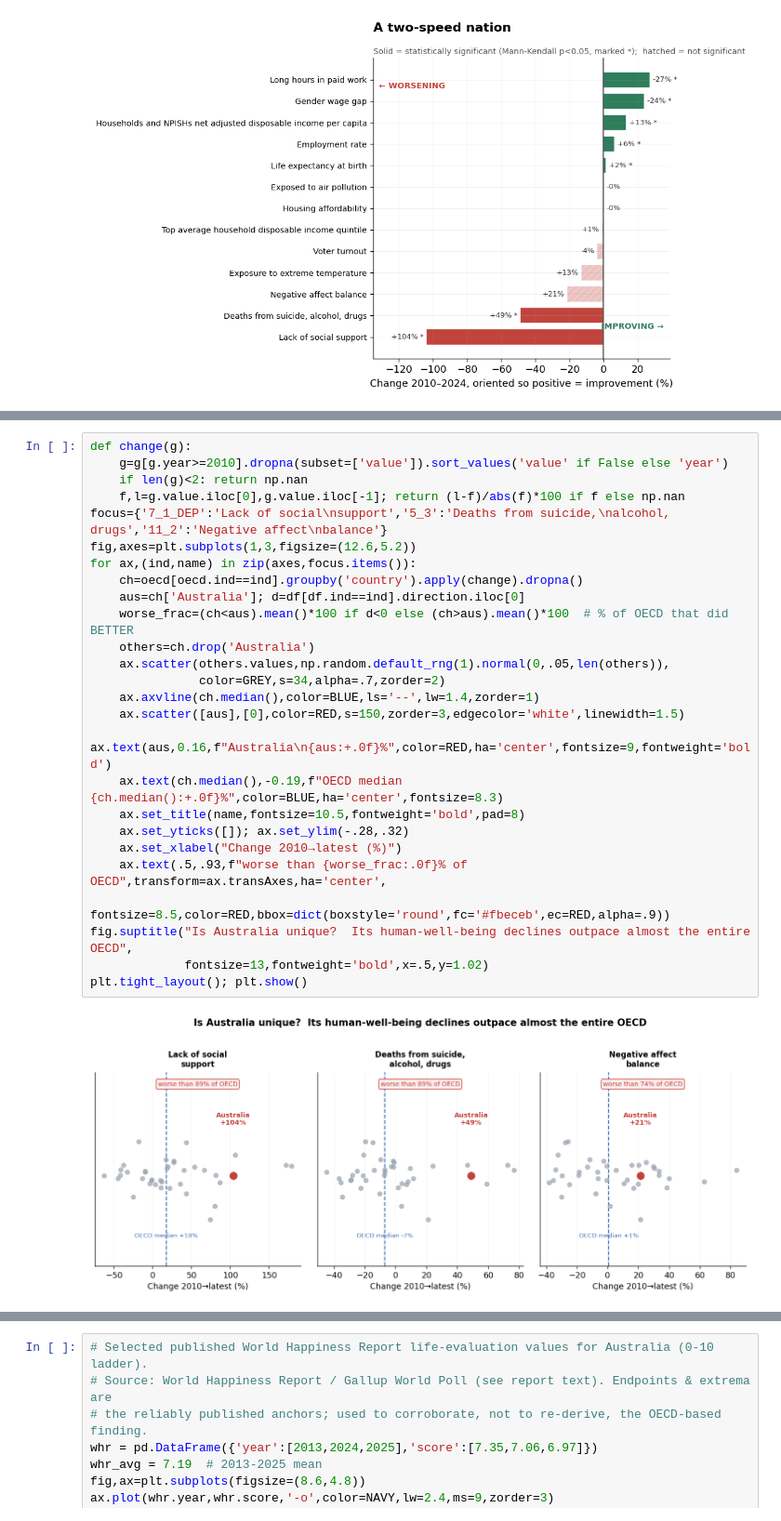
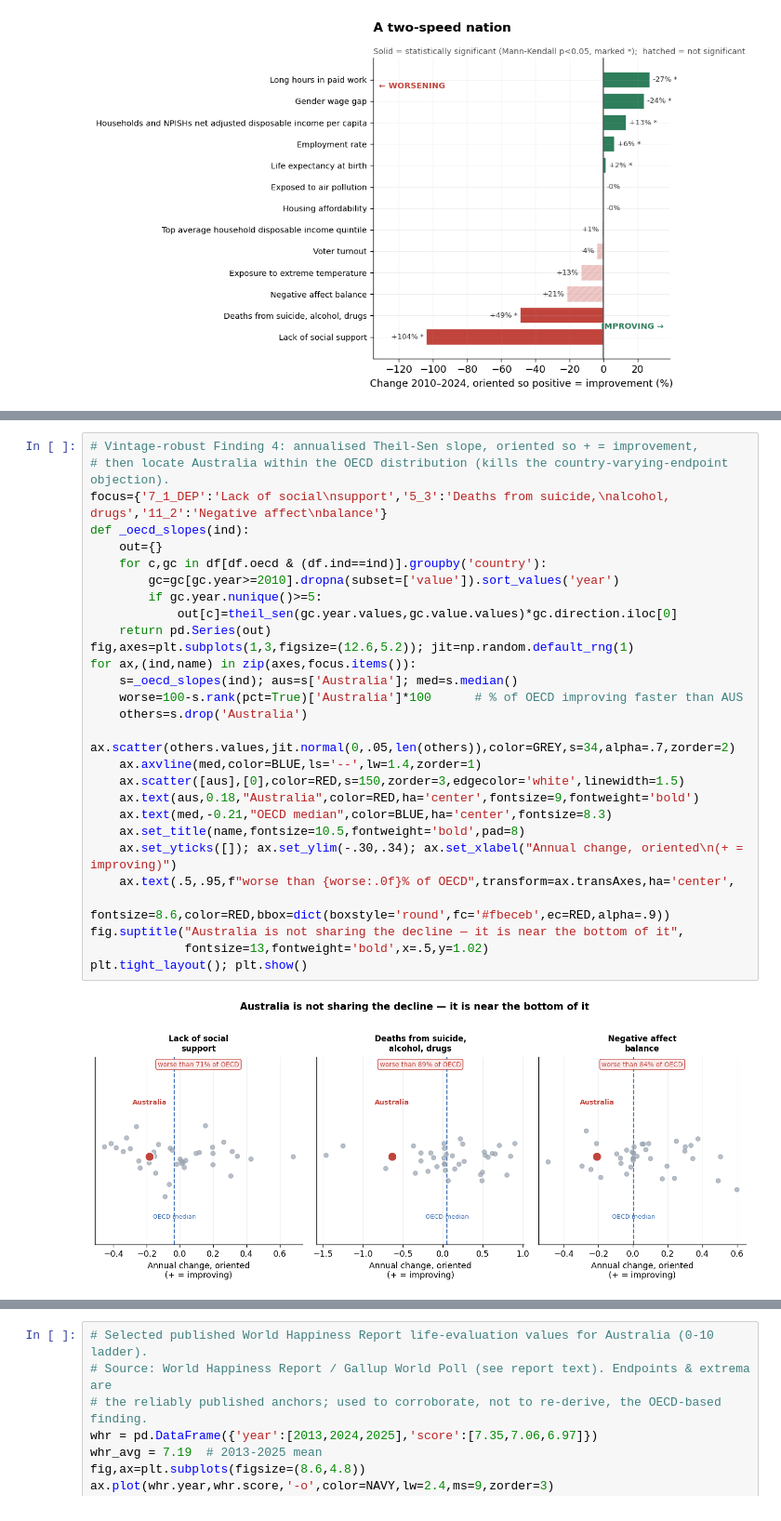
Before and after one commit to athxrva21/winter-data-analysis-challenge, a Jupyter notebook: Is_Australia_Doing_Well.ipynb, the cells around one changed output, grey strips where cells are left out. Shown at 93% size. Cells and saved outputs as stored; diff of their text form.

```diff
--- a/Is_Australia_Doing_Well.ipynb
+++ b/Is_Australia_Doing_Well.ipynb
@@ -232,28 +290,30 @@ The rebuttal fails. Australia's **lack of social support rose faster than ~89% o
 # %%
-def change(g):
-    g=g[g.year>=2010].dropna(subset=['value']).sort_values('value' if False else 'year')
-    if len(g)<2: return np.nan
-    f,l=g.value.iloc[0],g.value.iloc[-1]; return (l-f)/abs(f)*100 if f else np.nan
+# Vintage-robust Finding 4: annualised Theil-Sen slope, oriented so + = improvement,
+# then locate Australia within the OECD distribution (kills the country-varying-endpoint objection).
 focus={'7_1_DEP':'Lack of social\nsupport','5_3':'Deaths from suicide,\nalcohol, drugs','11_2':'Negative affect\nbalance'}
-fig,axes=plt.subplots(1,3,figsize=(12.6,5.2))
+def _oecd_slopes(ind):
+    out={}
+    for c,gc in df[df.oecd & (df.ind==ind)].groupby('country'):
+        gc=gc[gc.year>=2010].dropna(subset=['value']).sort_values('year')
+        if gc.year.nunique()>=5:
+            out[c]=theil_sen(gc.year.values,gc.value.values)*gc.direction.iloc[0]
+    return pd.Series(out)
+fig,axes=plt.subplots(1,3,figsize=(12.6,5.2)); jit=np.random.default_rng(1)
 for ax,(ind,name) in zip(axes,focus.items()):
-    ch=oecd[oecd.ind==ind].groupby('country').apply(change).dropna()
-    aus=ch['Australia']; d=df[df.ind==ind].direction.iloc[0]
-    worse_frac=(ch<aus).mean()*100 if d<0 else (ch>aus).mean()*100  # % of OECD that did BETTER
-    others=ch.drop('Australia')
-    ax.scatter(others.values,np.random.default_rng(1).normal(0,.05,len(others)),
-               color=GREY,s=34,alpha=.7,zorder=2)
-    ax.axvline(ch.median(),color=BLUE,ls='--',lw=1.4,zorder=1)
+    s=_oecd_slopes(ind); aus=s['Australia']; med=s.median()
+    worse=100-s.rank(pct=True)['Australia']*100      # % of OECD improving faster than AUS
+    others=s.drop('Australia')
+    ax.scatter(others.values,jit.normal(0,.05,len(others)),color=GREY,s=34,alpha=.7,zorder=2)
+    ax.axvline(med,color=BLUE,ls='--',lw=1.4,zorder=1)
     ax.scatter([aus],[0],color=RED,s=150,zorder=3,edgecolor='white',linewidth=1.5)
-    ax.text(aus,0.16,f"Australia\n{aus:+.0f}%",color=RED,ha='center',fontsize=9,fontweight='bold')
-    ax.text(ch.median(),-0.19,f"OECD median {ch.median():+.0f}%",color=BLUE,ha='center',fontsize=8.3)
+    ax.text(aus,0.18,"Australia",color=RED,ha='center',fontsize=9,fontweight='bold')
+    ax.text(med,-0.21,"OECD median",color=BLUE,ha='center',fontsize=8.3)
     ax.set_title(name,fontsize=10.5,fontweight='bold',pad=8)
-    ax.set_yticks([]); ax.set_ylim(-.28,.32)
-    ax.set_xlabel("Change 2010→latest (%)")
-    ax.text(.5,.93,f"worse than {worse_frac:.0f}% of OECD",transform=ax.transAxes,ha='center',
-            fontsize=8.5,color=RED,bbox=dict(boxstyle='round',fc='#fbeceb',ec=RED,alpha=.9))
-fig.suptitle("Is Australia unique?  Its human-well-being declines outpace almost the entire OECD",
+    ax.set_yticks([]); ax.set_ylim(-.30,.34); ax.set_xlabel("Annual change, oriented\n(+ = improving)")
+    ax.text(.5,.95,f"worse than {worse:.0f}% of OECD",transform=ax.transAxes,ha='center',
+            fontsize=8.6,color=RED,bbox=dict(boxstyle='round',fc='#fbeceb',ec=RED,alpha=.9))
+fig.suptitle("Australia is not sharing the decline — it is near the bottom of it",
              fontsize=13,fontweight='bold',x=.5,y=1.02)
 plt.tight_layout(); plt.show()
 # %% [output]
-[figure, old version]
+[figure, new version]
```
Also changed, not shown: parts of 22 cells of this notebook, 2 other files.
